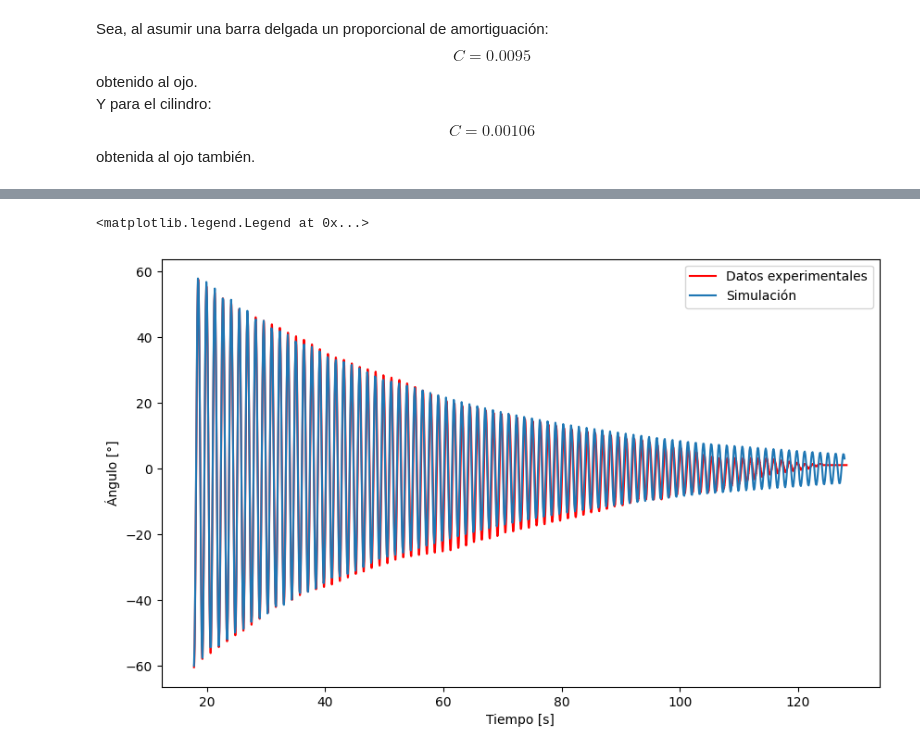
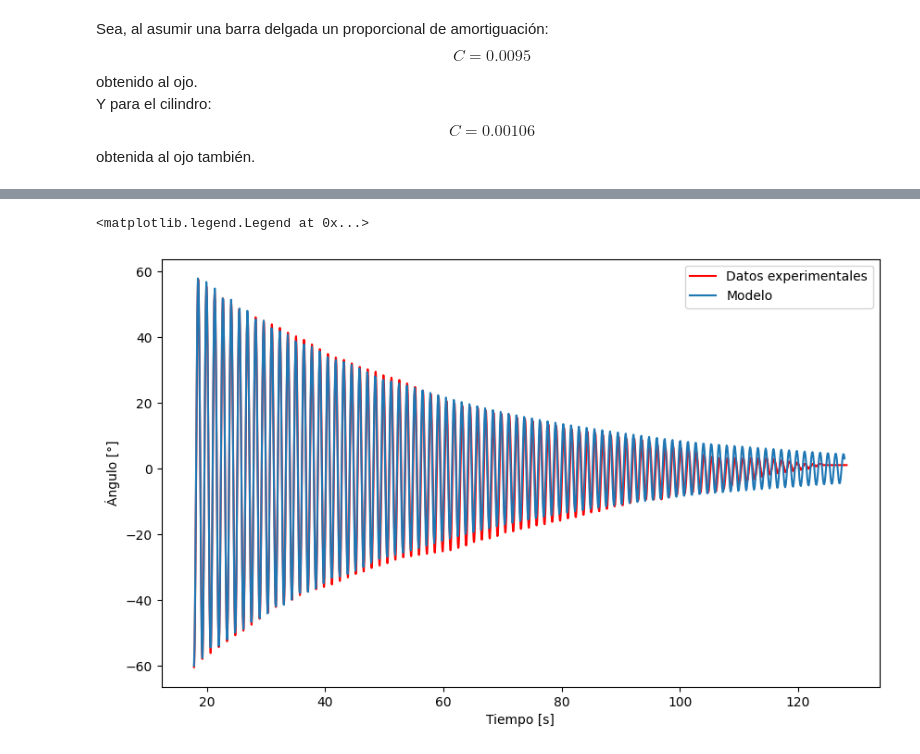
Before and after one commit to otarola-joaquin/Trabajos-varios-8vo-semestre, a Jupyter notebook: Sistemas de Control/Lab 1/cálculos.ipynb, the cells around one changed output, grey strips where cells are left out. Drawn from its saved outputs; the diff is of its cells as text; code cells hidden in the pictures.

```diff
--- a/Sistemas de Control/Lab 1/cálculos.ipynb
+++ b/Sistemas de Control/Lab 1/cálculos.ipynb
@@ -199,19 +199,19 @@ plt.legend()
 # %%
 t_inicio=0
 t_fin=110
 t=np.linspace(t_inicio, t_fin, 1000)
 sol60_martin = odeint(dThetadt, y0=(-np.deg2rad(60), 0), t=t, tfirst=True)
 # sol60_isma=solve_ivp(dThetadt_isma,t_span=[t_inicio, t_fin], y0=(-np.deg2rad(60), 0), t_eval=t)
 print()
 # plt.plot([i+tiempo60[892]for i in t], np.rad2deg(sol60_isma.y[0]), color='orange')
 plt.plot(tiempo60[892:-300], theta60[892:-300], color='red', label='Datos experimentales')
-plt.plot([i+tiempo60[892]for i in t], np.rad2deg(sol60_martin.T[0]), label='Simulación')
+plt.plot([i+tiempo60[892]for i in t], np.rad2deg(sol60_martin.T[0]), label='Modelo')
 plt.xlabel('Tiempo [s]')
 plt.ylabel('Ángulo [°]')
 plt.legend()
 # %% [output]
 <matplotlib.legend.Legend at 0x...>
-[figure, old version]
+[figure, new version]
 # %%
 t_inicio=0
 t_fin=68
```
Also changed, not shown: parts of 8 cells of this notebook, 4 other files.
